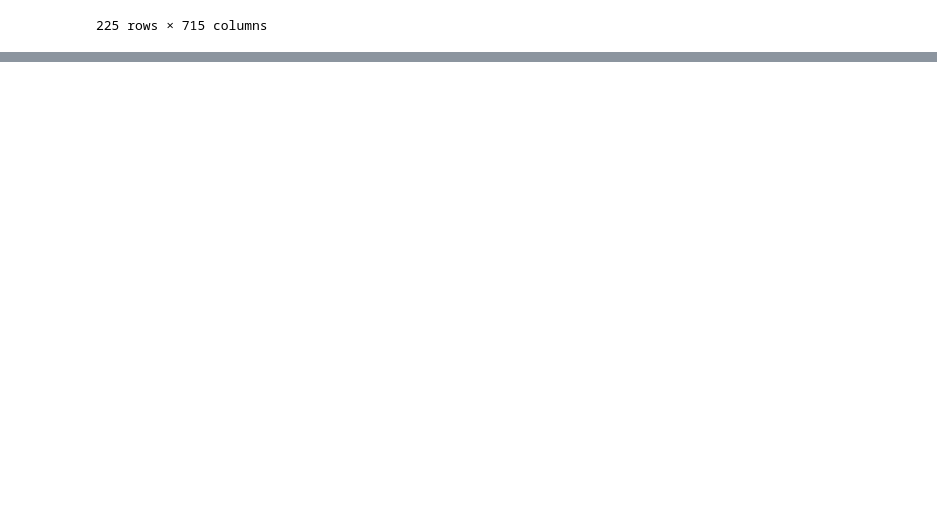
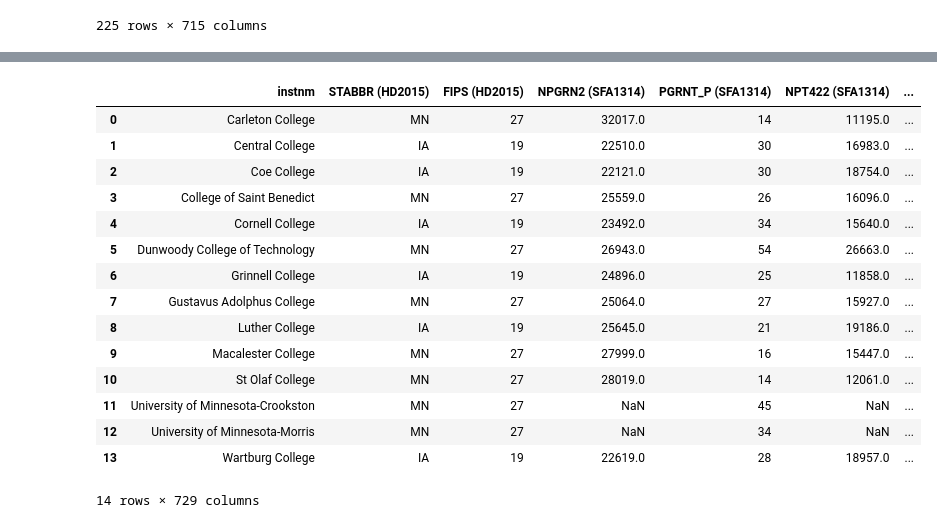
Before and after one commit to LutherCSMiller/college_access_idx-imoewi01, a Jupyter notebook: ipeds.ipynb, the cells around one changed output, grey strips where cells are left out. Drawn from its saved outputs; the diff is of its cells as text; code cells hidden in the pictures; blank space fills up the shorter version.

```diff
--- a/ipeds.ipynb
+++ b/ipeds.ipynb
@@ -178,0 +183,3 @@ Chart(final).mark_bar().encode(
+# %%
+val = final[['Net']].sum()/len(final[['Net']])
+final['Ind2'] = final[['Net']]/val
@@ -178,0 +229,22 @@ Chart(final).mark_bar().encode(
+# %%
+ba = pd.read_excel('Data_10-27-2016.xlsx')
+first = pd.merge(ba,final,left_on='instnm',right_on='INSTNM')
+# %%
+first
+# %% [output]
+|  | instnm | STABBR (HD2015) | FIPS (HD2015) | NPGRN2 (SFA1314) | PGRNT_P (SFA1314) | NPT422 (SFA1314) | ... |
+| 0 | Carleton College | MN | 27 | 32017.0 | 14 | 11195.0 | ... |
+| 1 | Central College | IA | 19 | 22510.0 | 30 | 16983.0 | ... |
+| 2 | Coe College | IA | 19 | 22121.0 | 30 | 18754.0 | ... |
+| 3 | College of Saint Benedict | MN | 27 | 25559.0 | 26 | 16096.0 | ... |
+| 4 | Cornell College | IA | 19 | 23492.0 | 34 | 15640.0 | ... |
+| 5 | Dunwoody College of Technology | MN | 27 | 26943.0 | 54 | 26663.0 | ... |
+| 6 | Grinnell College | IA | 19 | 24896.0 | 25 | 11858.0 | ... |
+| 7 | Gustavus Adolphus College | MN | 27 | 25064.0 | 27 | 15927.0 | ... |
+| 8 | Luther College | IA | 19 | 25645.0 | 21 | 19186.0 | ... |
+| 9 | Macalester College | MN | 27 | 27999.0 | 16 | 15447.0 | ... |
+| 10 | St Olaf College | MN | 27 | 28019.0 | 14 | 12061.0 | ... |
+| 11 | University of Minnesota-Crookston | MN | 27 | NaN | 45 | NaN | ... |
+| 12 | University of Minnesota-Morris | MN | 27 | NaN | 34 | NaN | ... |
+| 13 | Wartburg College | IA | 19 | 22619.0 | 28 | 18957.0 | ... |
+14 rows × 729 columns
```
Also changed, not shown: parts of 17 cells of this notebook, 3 other files.
